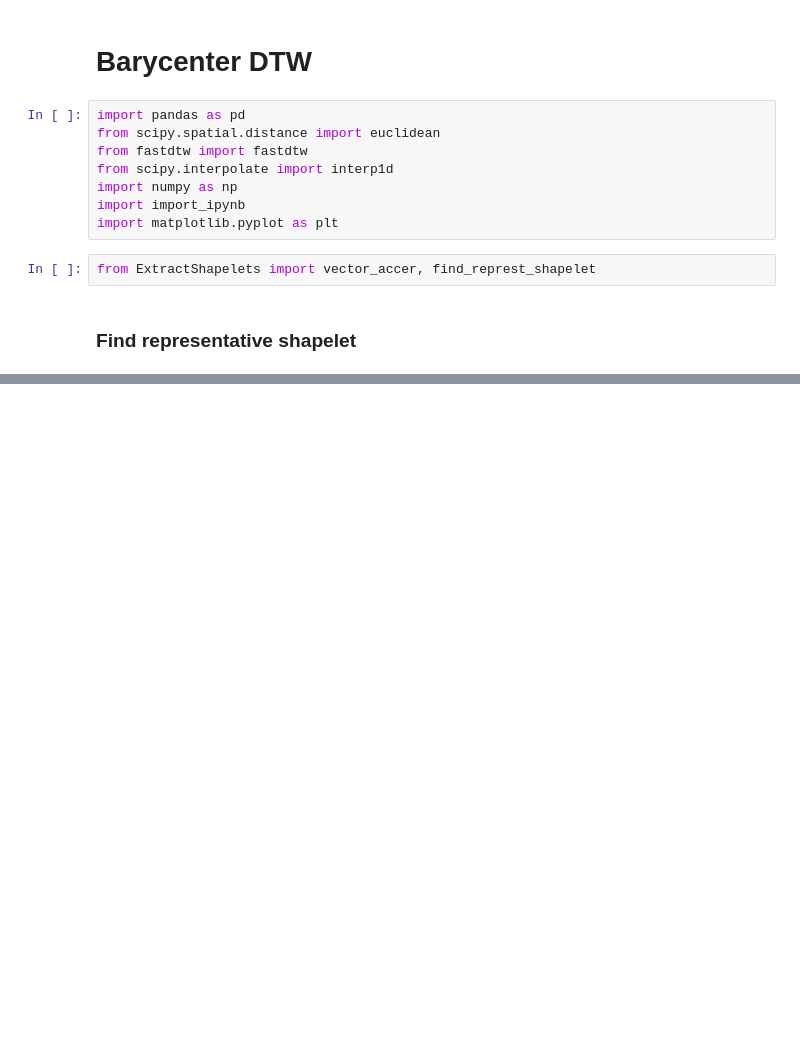
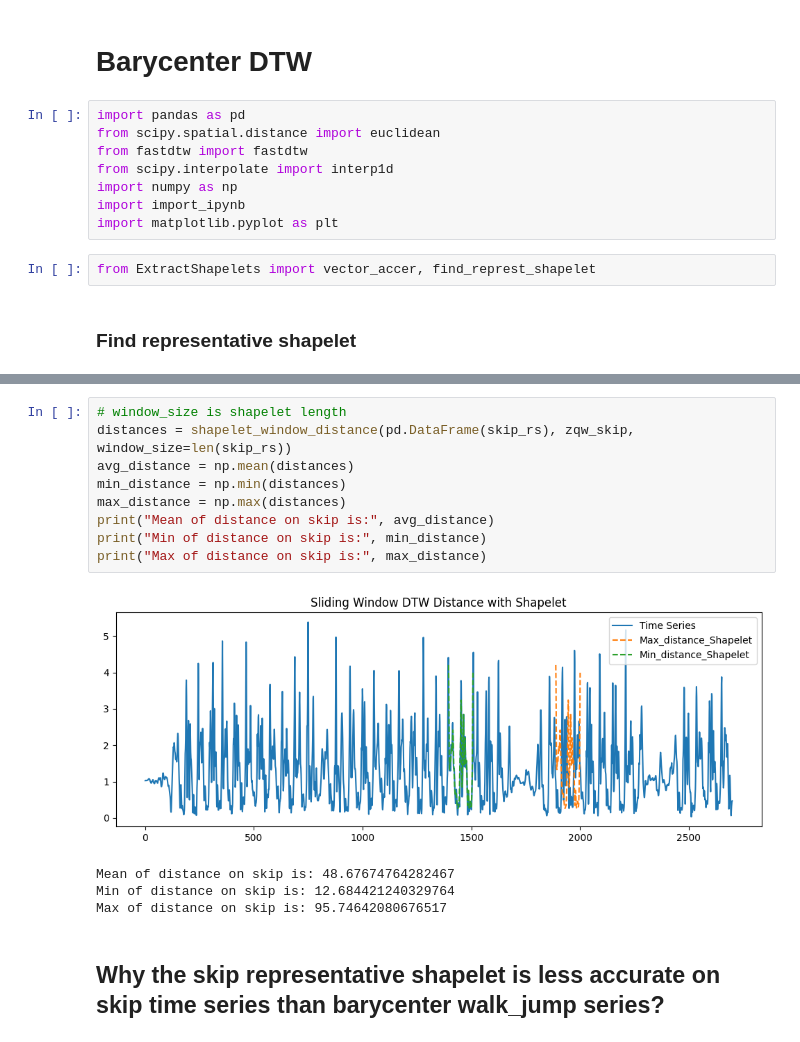
Before and after one commit to QingwenZeng123/Combine-shapelets, a Jupyter notebook: Barycenter_DTW.ipynb, the cells around one changed output, grey strips where cells are left out. Drawn from its saved outputs; the diff is of its cells as text; blank space fills up the shorter version.

```diff
--- a/Barycenter_DTW.ipynb
+++ b/Barycenter_DTW.ipynb
@@ -91,0 +122,16 @@ Distance of jump with skip is: 46.10194053307084
+# %%
+# window_size is shapelet length
+distances = shapelet_window_distance(pd.DataFrame(skip_rs), zqw_skip, window_size=len(skip_rs))
+avg_distance = np.mean(distances)
+min_distance = np.min(distances)
+max_distance = np.max(distances)
+print("Mean of distance on skip is:", avg_distance)
+print("Min of distance on skip is:", min_distance)
+print("Max of distance on skip is:", max_distance)
+# %% [output]
+[figure, added]
+Mean of distance on skip is: 48.67674764282467
+Min of distance on skip is: 12.684421240329764
+Max of distance on skip is: 95.74642080676517
+# %% [markdown]
+## Why the skip representative shapelet is less accurate on skip time series than barycenter walk_jump series?
```
Also changed, not shown: parts of 6 cells of this notebook, 2 other files.
